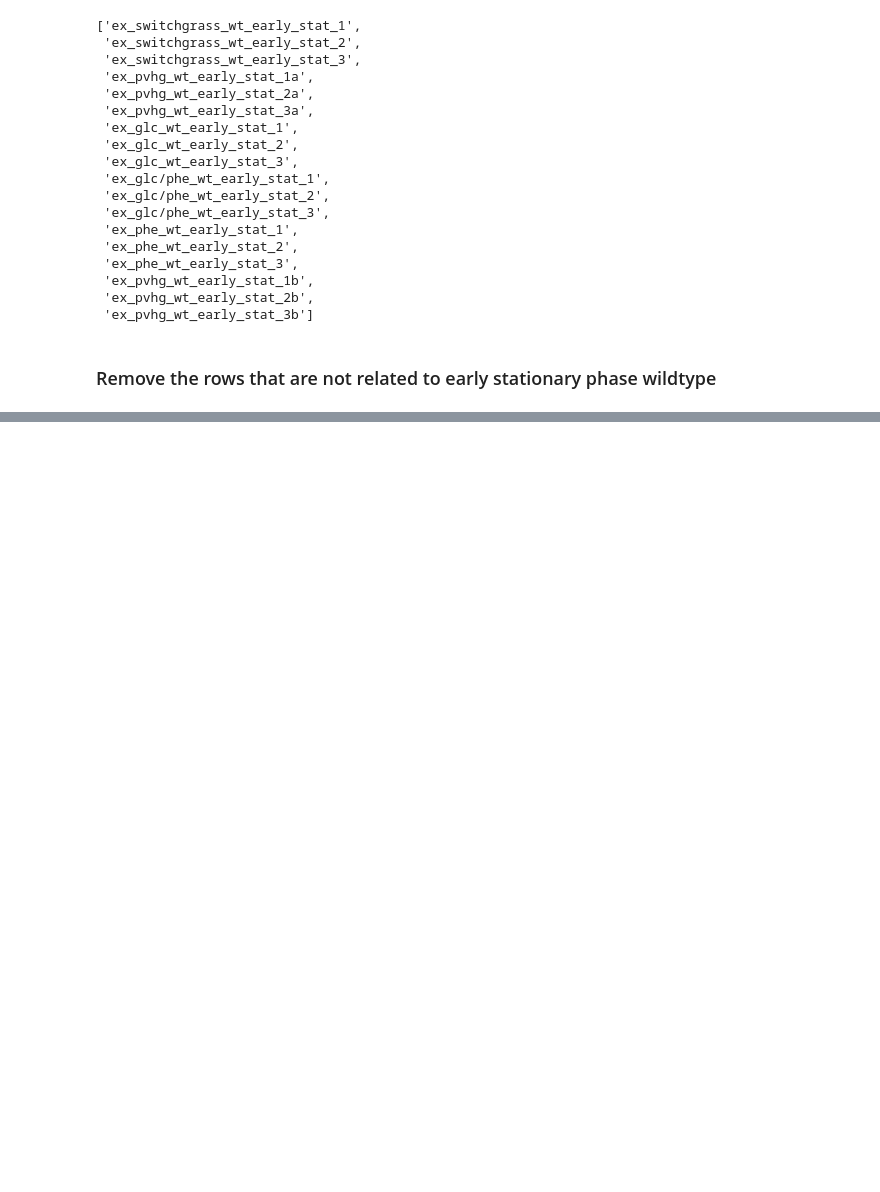
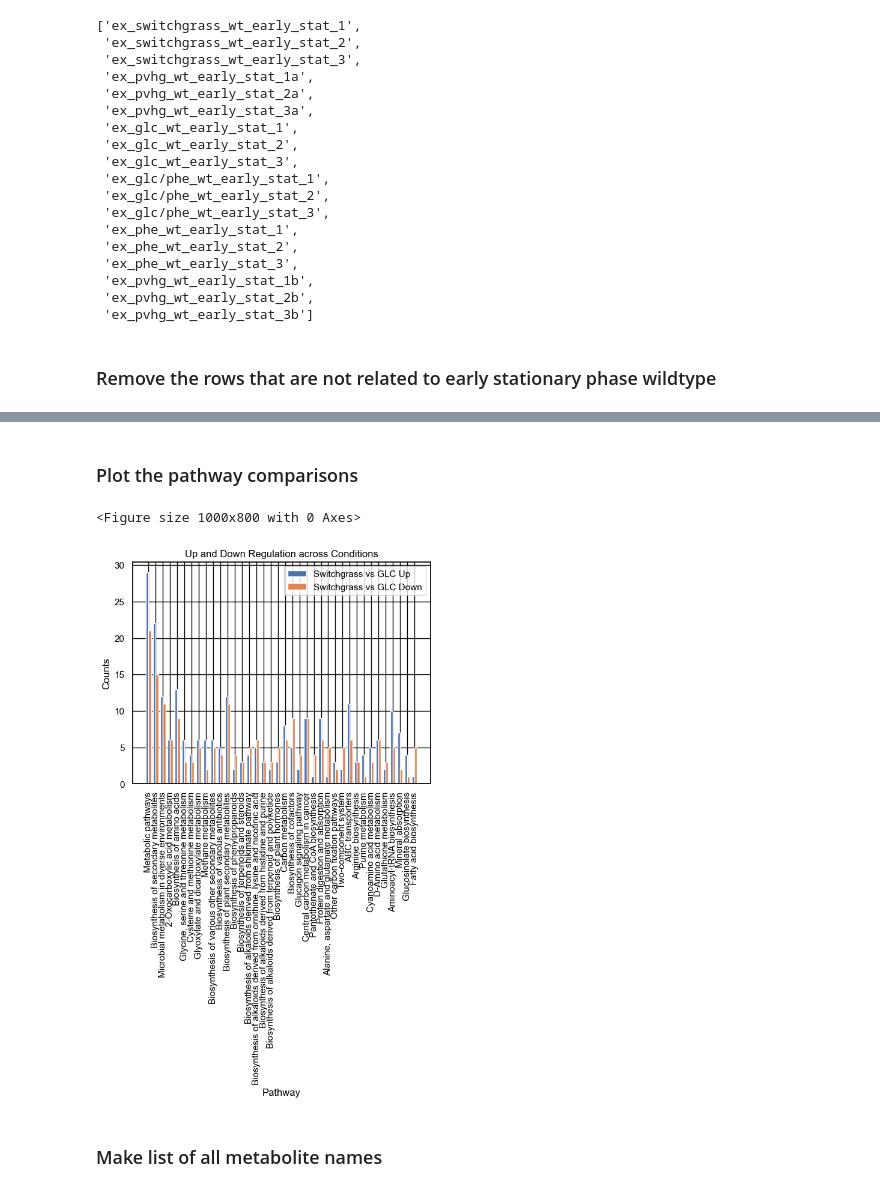
Before and after one commit to UH-MBBE/rhodococcus-metabolomics, a Jupyter notebook: notebooks/C_pathway_analysis.ipynb, the cells around one changed output, grey strips where cells are left out. Saved outputs shown, nothing was run; the diff lists cells and outputs as text; code cells hidden in the pictures; blank space fills up the shorter version.

Commit message:
made preliminary version of pathway comparision figure

```diff
--- a/notebooks/C_pathway_analysis.ipynb
+++ b/notebooks/C_pathway_analysis.ipynb
@@ -297,0 +417,14 @@ display(intracellular_lc_ms_pos_lda_ls.head(10))
+# %%
+intracellular_comp_df = make_pathway_comparison_df(intracellular_df)
+# extracellular_1_comp_df = make_pathway_comparison_df(extracellular_1_df)
+# extracellular_4_comp_df = make_pathway_comparison_df(extracellular_4_df)
+intracellular_pos_comp_df = make_pathway_comparison_df(intracellular_pos_df, ref_col='in_glc_wt_early_stat_avg')
+intracellular_neg_comp_df = make_pathway_comparison_df(intracellular_neg_df, ref_col='in_glc_wt_early_stat_avg')
+extracellular_pos_comp_df = make_pathway_comparison_df(extracellular_pos_df, ref_col='ex_glc_wt_early_stat_avg')
+extracellular_neg_comp_df = make_pathway_comparison_df(extracellular_neg_df, ref_col='ex_glc_wt_early_stat_avg')
+
+display(intracellular_comp_df)
+display(intracellular_pos_comp_df)
+display(intracellular_neg_comp_df)
+display(extracellular_pos_comp_df)
+display(extracellular_neg_comp_df)
@@ -297,0 +492,34 @@ display(intracellular_lc_ms_pos_lda_ls.head(10))
+# %% [markdown]
+### Plot the pathway comparisons
+# %%
+
+def plot_pathway_comparison(df):
+    # Set the plot size
+    plt.figure(figsize=(10, 8))
+
+    # Number of groups and bar width
+    n_groups = len(df)
+    index = np.arange(n_groups)
+    bar_width = 0.35
+
+    # Plotting
+    fig, ax = plt.subplots()
+    bar1 = ax.bar(index, df['switchgrass_vs_glc_up'], bar_width, label='Switchgrass vs GLC Up')
+    bar2 = ax.bar(index + bar_width, df['switchgrass_vs_glc_down'], bar_width, label='Switchgrass vs GLC Down')
+
+    # Add labels, title, and legend
+    ax.set_xlabel('Pathway')
+    ax.set_ylabel('Counts')
+    ax.set_title('Up and Down Regulation across Conditions')
+    ax.set_xticks(index + bar_width / 2)
+    ax.set_xticklabels(df['pathway_name'], rotation=90)
+    ax.legend()
+
+    # Display the plot
+    plt.tight_layout()
+    plt.show()
+
+plot_pathway_comparison(intracellular_comp_df)
+# %% [output]
+<Figure size 1000x800 with 0 Axes>
+[figure, added]
@@ -297,0 +595,2 @@ display(intracellular_lc_ms_pos_lda_ls.head(10))
+# %% [markdown]
+### Make list of all metabolite names
```
Also changed, not shown: parts of 38 cells of this notebook, 5 other files.
